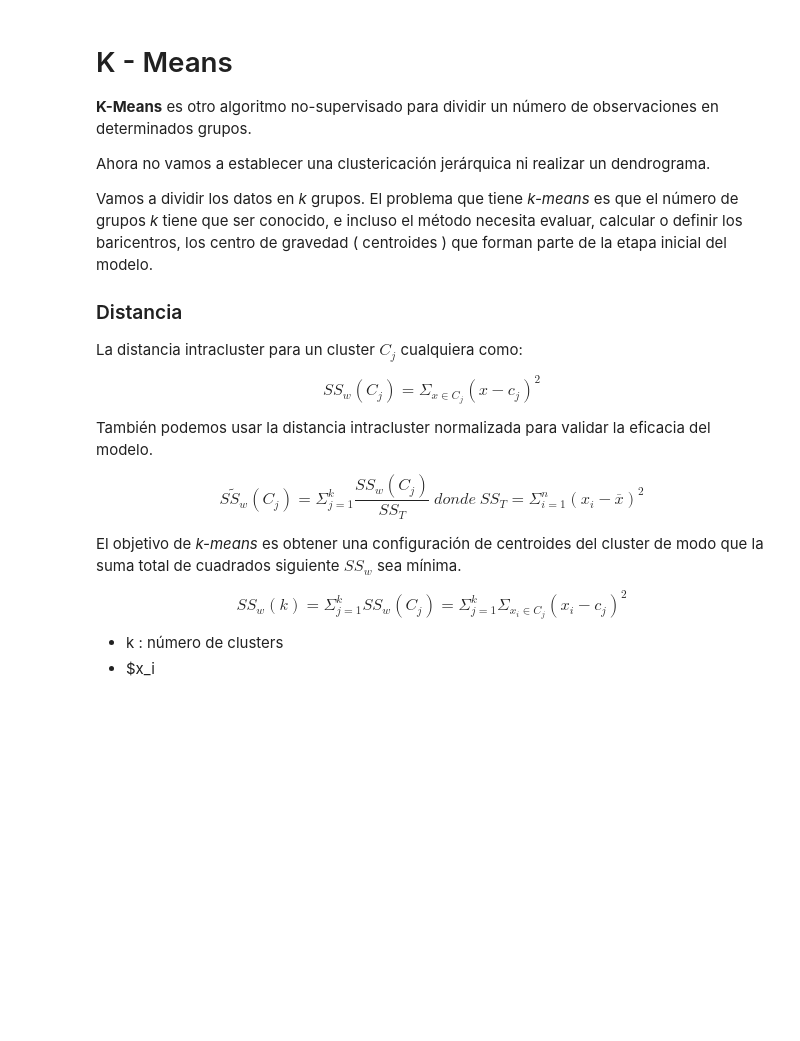
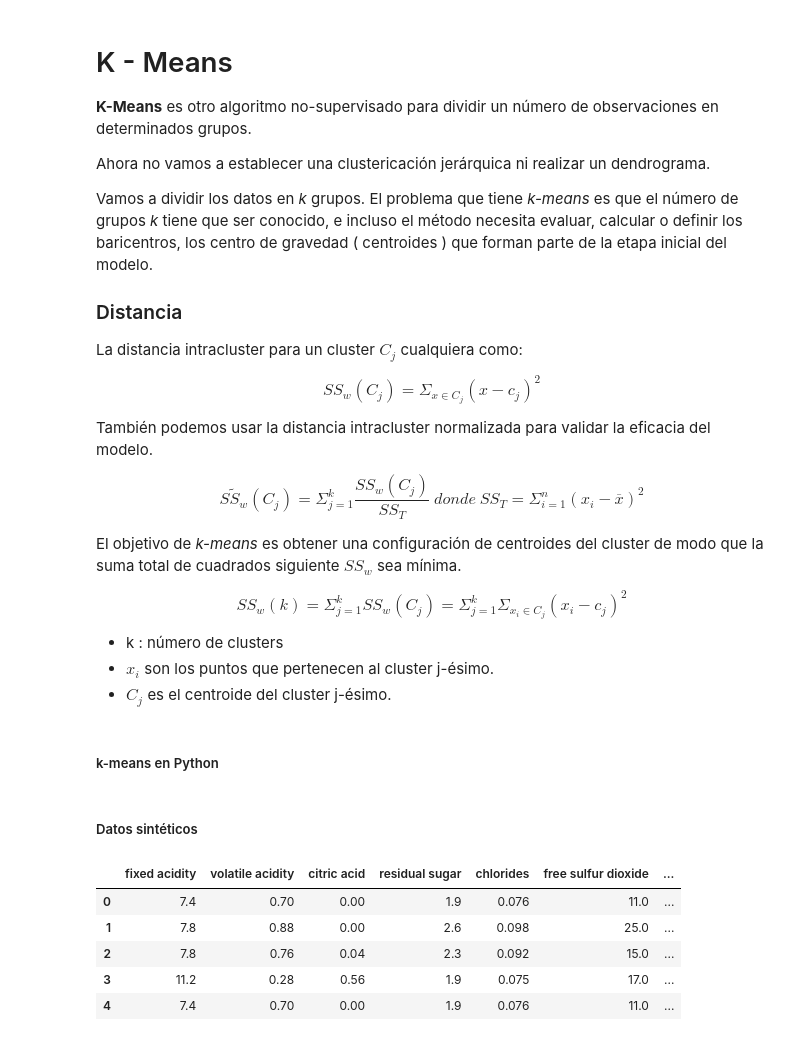
Before and after one commit to PablodelaCuesta/Machine_learning, a Jupyter notebook: Part_4_Clustering/Section 24 - K-Means Clustering/Clustering con k-means.ipynb, the cells around one changed output. Cells and saved outputs as stored; diff of their text form; code cells hidden in the pictures; blank space fills up the shorter version.

Commit message:
K-Means

```diff
--- a/Part_4_Clustering/Section 24 - K-Means Clustering/Clustering con k-means.ipynb
+++ b/Part_4_Clustering/Section 24 - K-Means Clustering/Clustering con k-means.ipynb
@@ -28,4 +28,7 @@ SS_w(k) = \Sigma_{j = 1}^k SS_w (C_j) = \Sigma_{j=1}^k\Sigma_{x_i \in C_j} (x_i
 $$
 
 * k : número de clusters
-* $x_i
+* $x_i$ son los puntos que pertenecen al cluster j-ésimo.
+* $C_j$ es el centroide del cluster j-ésimo.
+# %% [markdown]
+##### k-means en Python
@@ -31,0 +45,12 @@ $$
+# %% [markdown]
+##### Datos sintéticos
+# %%
+df = pd.read_csv("../../datasets/wine/winequality-red.csv", sep=";")
+df.head()
+# %% [output]
+|  | fixed acidity | volatile acidity | citric acid | residual sugar | chlorides | free sulfur dioxide | ... |
+| 0 | 7.4 | 0.70 | 0.00 | 1.9 | 0.076 | 11.0 | ... |
+| 1 | 7.8 | 0.88 | 0.00 | 2.6 | 0.098 | 25.0 | ... |
+| 2 | 7.8 | 0.76 | 0.04 | 2.3 | 0.092 | 15.0 | ... |
+| 3 | 11.2 | 0.28 | 0.56 | 1.9 | 0.075 | 17.0 | ... |
+| 4 | 7.4 | 0.70 | 0.00 | 1.9 | 0.076 | 11.0 | ... |
```
Also changed, not shown: parts of 17 cells of this notebook, 3 other files.
